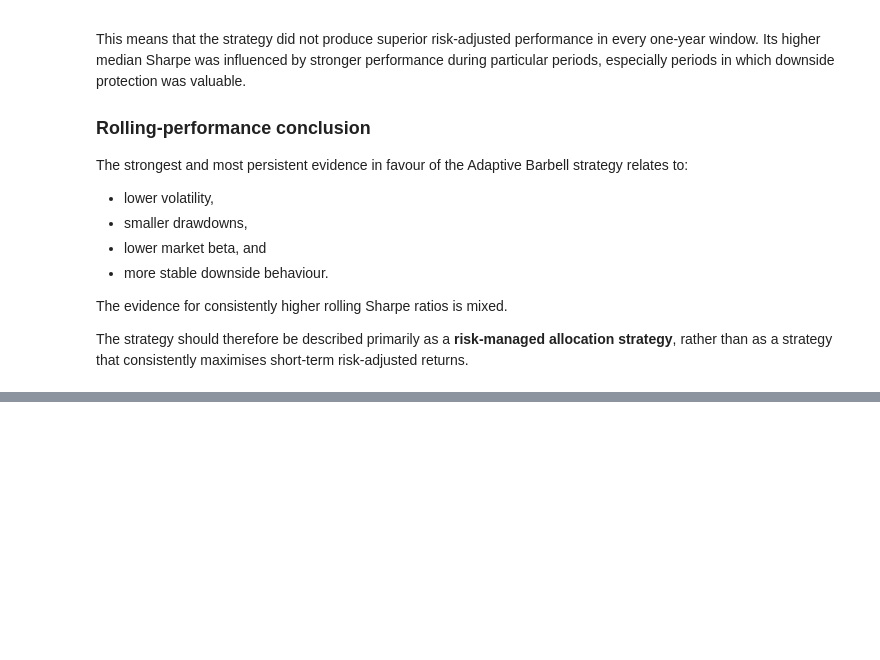
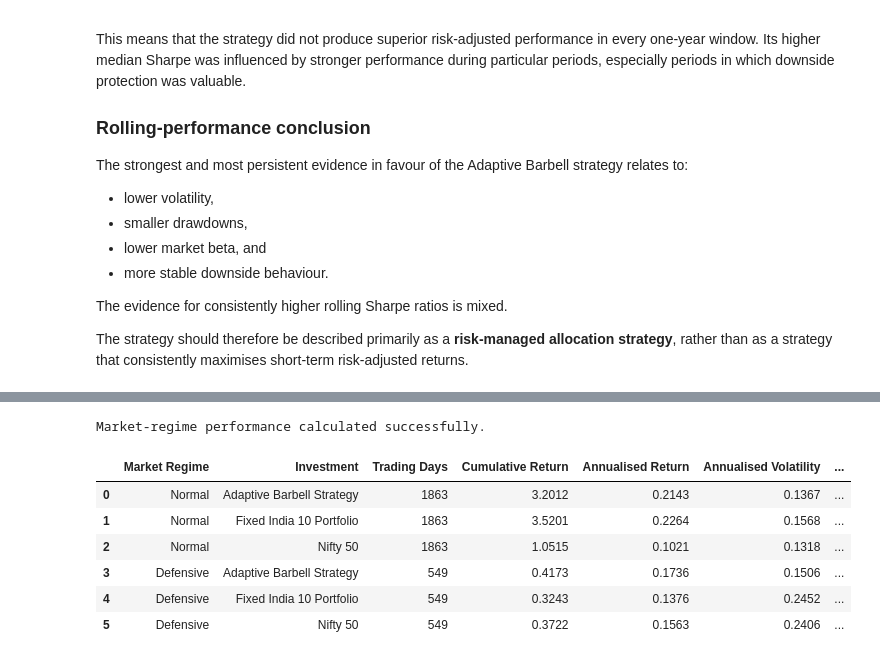
Before and after one commit to Rohil121/bharat-portfolio-lab, a Jupyter notebook: notebooks/03_robustness_testing.ipynb, the cells around one changed output, grey strips where cells are left out. Drawn from its saved outputs; the diff is of its cells as text; code cells hidden in the pictures; blank space fills up the shorter version.

Commit message:
Interpret market-regime performance results

```diff
--- a/notebooks/03_robustness_testing.ipynb
+++ b/notebooks/03_robustness_testing.ipynb
@@ -2681,0 +2831,47 @@ The strategy should therefore be described primarily as a **risk-managed allocat
+# %%
+regime_metric_records = []
+
+for market_regime in ["Normal", "Defensive"]:
+
+    regime_subset = (
+        regime_analysis_data.loc[
+            regime_analysis_data["Market Regime"]
+            == market_regime
+        ]
+    )
+
+    for investment_name in full_comparison_values.columns:
+
+        metrics = calculate_regime_metrics(
+            return_series=regime_subset[
+                investment_name
+            ],
+            annual_risk_free_rate=RISK_FREE_RATE,
+            trading_days=TRADING_DAYS,
+        )
+
+        regime_metric_records.append(
+            {
+                "Market Regime": market_regime,
+                "Investment": investment_name,
+                **metrics,
+            }
+        )
+
+regime_performance = pd.DataFrame(
+    regime_metric_records
+)
+
+assert not regime_performance.empty
+
+print("Market-regime performance calculated successfully.")
+display(regime_performance)
+# %% [output]
+Market-regime performance calculated successfully.
+|  | Market Regime | Investment | Trading Days | Cumulative Return | Annualised Return | Annualised Volatility | ... |
+| 0 | Normal | Adaptive Barbell Strategy | 1863 | 3.2012 | 0.2143 | 0.1367 | ... |
+| 1 | Normal | Fixed India 10 Portfolio | 1863 | 3.5201 | 0.2264 | 0.1568 | ... |
+| 2 | Normal | Nifty 50 | 1863 | 1.0515 | 0.1021 | 0.1318 | ... |
+| 3 | Defensive | Adaptive Barbell Strategy | 549 | 0.4173 | 0.1736 | 0.1506 | ... |
+| 4 | Defensive | Fixed India 10 Portfolio | 549 | 0.3243 | 0.1376 | 0.2452 | ... |
+| 5 | Defensive | Nifty 50 | 549 | 0.3722 | 0.1563 | 0.2406 | ... |
```
Also changed, not shown: parts of 6 cells of this notebook.
